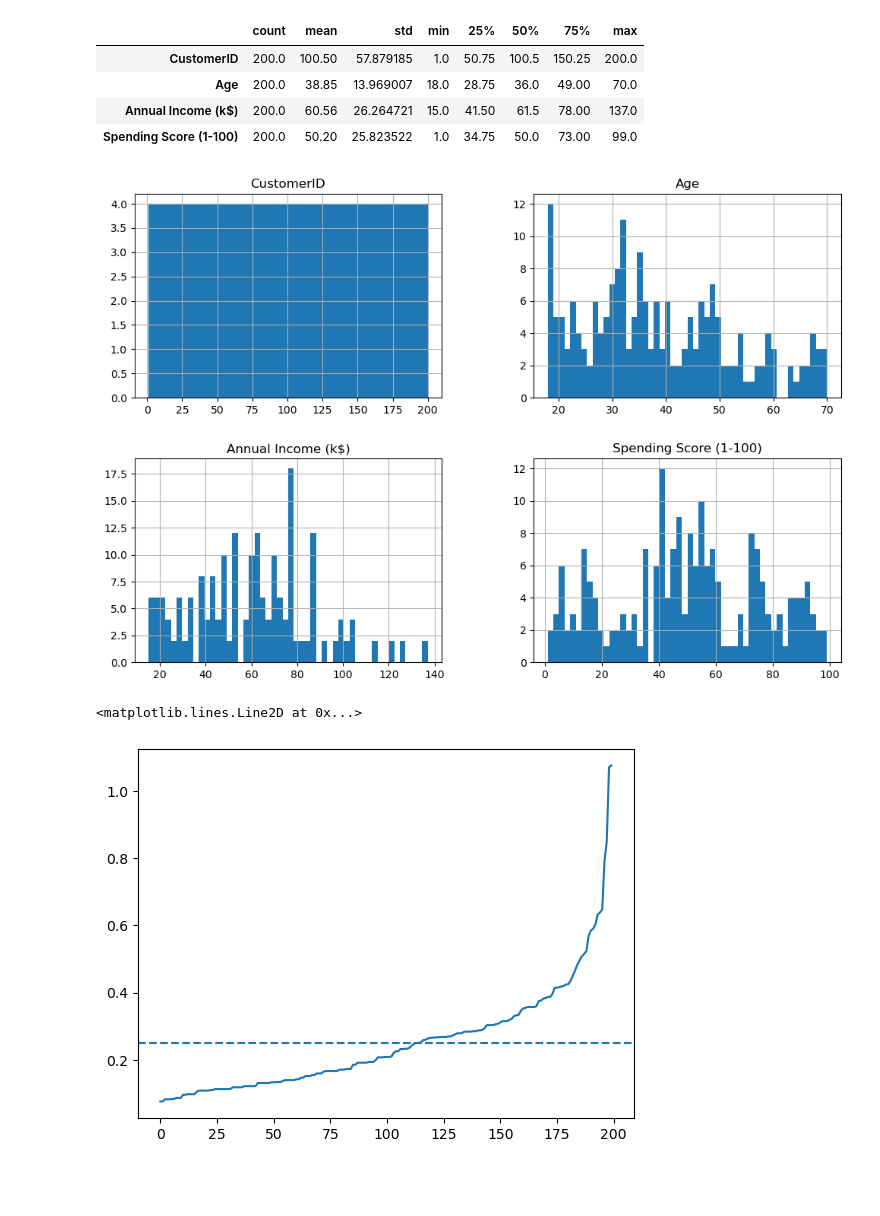
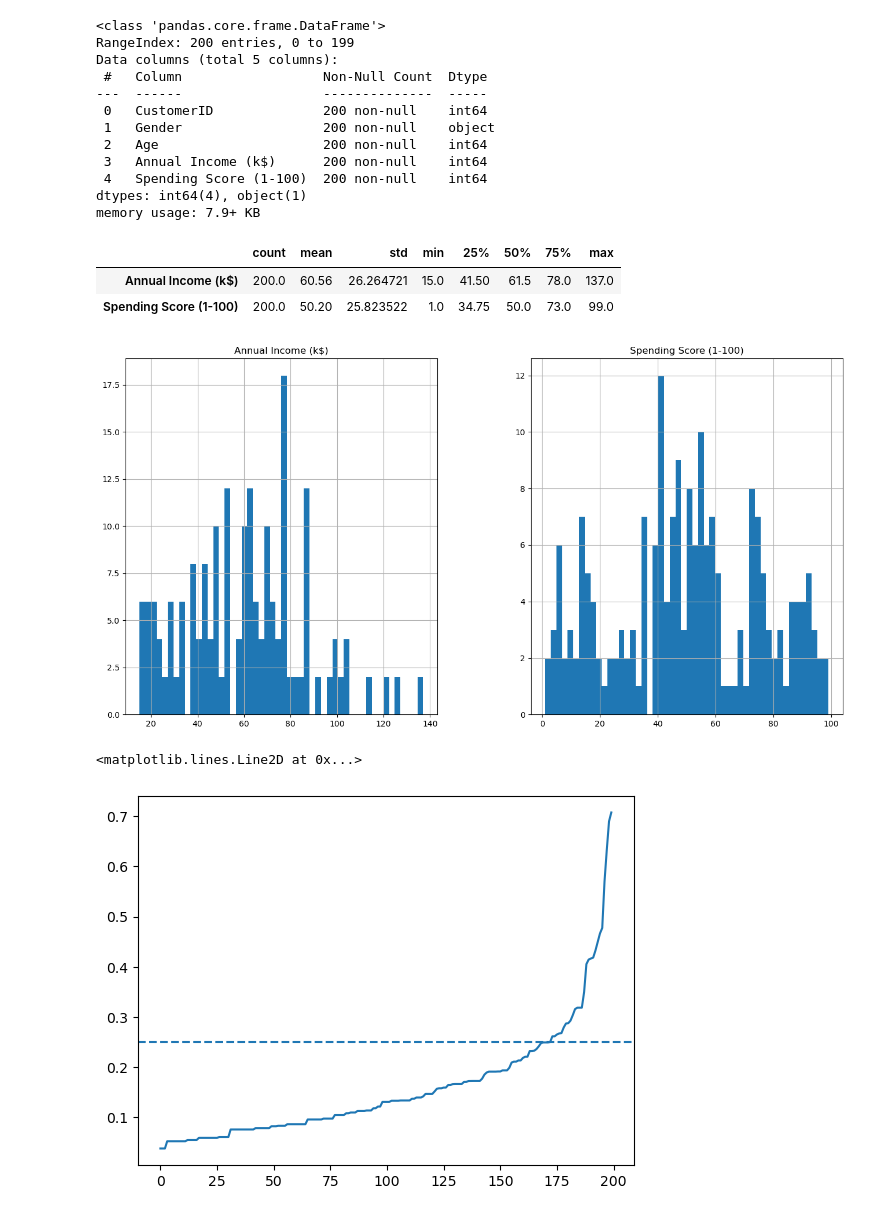
Before and after one commit to TarReinThway/DBSCAN_GroupProject, a Jupyter notebook: dbscan.ipynb, the cells around one changed output. Cells and saved outputs as stored; diff of their text form; code cells hidden in the pictures; blank space fills up the shorter version.

```diff
--- a/dbscan.ipynb
+++ b/dbscan.ipynb
@@ -4,9 +4,10 @@ import numpy as np
 import matplotlib.pyplot as plt
 import seaborn as sns
 from sklearn.cluster import DBSCAN, KMeans
-from sklearn.preprocessing import OneHotEncoder, RobustScaler
-from sklearn.decomposition import PCA
-from sklearn.neighbors import NearestNeighbors
+from sklearn.preprocessing import RobustScaler
+from sklearn.neighbors import NearestNeighbors, KNeighborsClassifier
+from sklearn.datasets import make_moons
+from sklearn.model_selection import train_test_split
+from sklearn.metrics import silhouette_score
 
-df = pd.read_csv("Mall_Customers.csv")
-df
+df = pd.read_csv("clusterapp/Mall_Customers.csv")
@@ -26,0 +14,15 @@ df
+# %%
+df.info()
+# %% [output]
+<class 'pandas.core.frame.DataFrame'>
+RangeIndex: 200 entries, 0 to 199
+Data columns (total 5 columns):
+ #   Column                  Non-Null Count  Dtype
+---  ------                  --------------  -----
+ 0   CustomerID              200 non-null    int64
+ 1   Gender                  200 non-null    object
+ 2   Age                     200 non-null    int64
+ 3   Annual Income (k$)      200 non-null    int64
+ 4   Spending Score (1-100)  200 non-null    int64
+dtypes: int64(4), object(1)
+memory usage: 7.9+ KB
@@ -28,12 +36,10 @@ df
 df.describe().transpose()
 # %% [output]
 |  | count | mean | std | min | 25% | 50% | 75% | max |
-| CustomerID | 200.0 | 100.50 | 57.879185 | 1.0 | 50.75 | 100.5 | 150.25 | 200.0 |
-| Age | 200.0 | 38.85 | 13.969007 | 18.0 | 28.75 | 36.0 | 49.00 | 70.0 |
-| Annual Income (k$) | 200.0 | 60.56 | 26.264721 | 15.0 | 41.50 | 61.5 | 78.00 | 137.0 |
-| Spending Score (1-100) | 200.0 | 50.20 | 25.823522 | 1.0 | 34.75 | 50.0 | 73.00 | 99.0 |
+| Annual Income (k$) | 200.0 | 60.56 | 26.264721 | 15.0 | 41.50 | 61.5 | 78.0 | 137.0 |
+| Spending Score (1-100) | 200.0 | 50.20 | 25.823522 | 1.0 | 34.75 | 50.0 | 73.0 | 99.0 |
 # %%
-df.hist(bins = 50, figsize = (12, 8))
+df.hist(bins = 50, figsize = (16, 8))
 plt.show()
 # %% [output]
-[figure, old version]
+[figure, new version]
@@ -49,5 +46,5 @@ df_scaled = scaler.fit_transform(df)
 # %%
-neighbours = NearestNeighbors(n_neighbors=8)
+neighbours = NearestNeighbors(n_neighbors=4)
 nbrs = neighbours.fit(df_scaled)
 dis, ind = nbrs.kneighbors(df_scaled)
 
@@ -56,4 +53,4 @@ plt.plot(dis)
 plt.axhline(y=0.25, linestyle='--')
 # %% [output]
 <matplotlib.lines.Line2D at 0x...>
-[figure, old version]
+[figure, new version]
```
Also changed, not shown: parts of 8 cells of this notebook.
